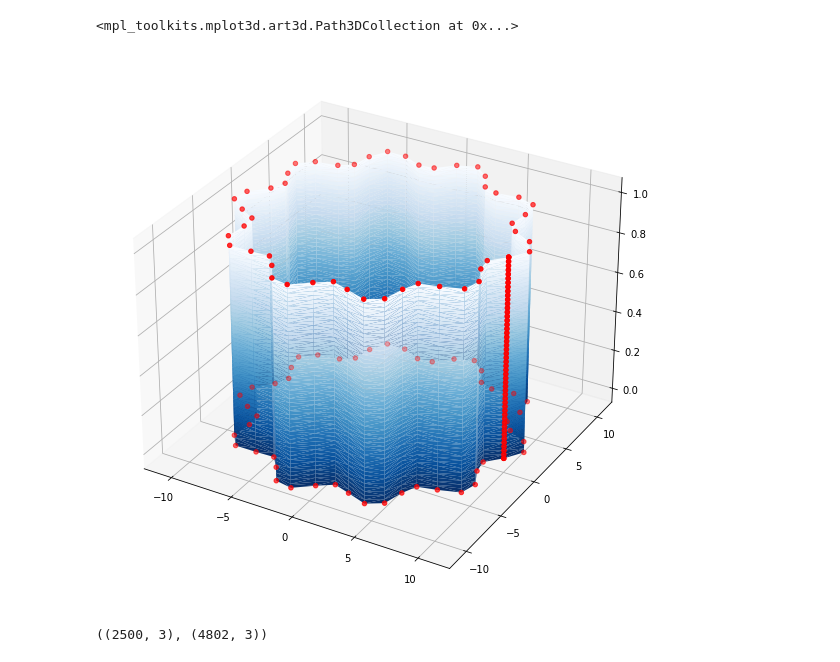
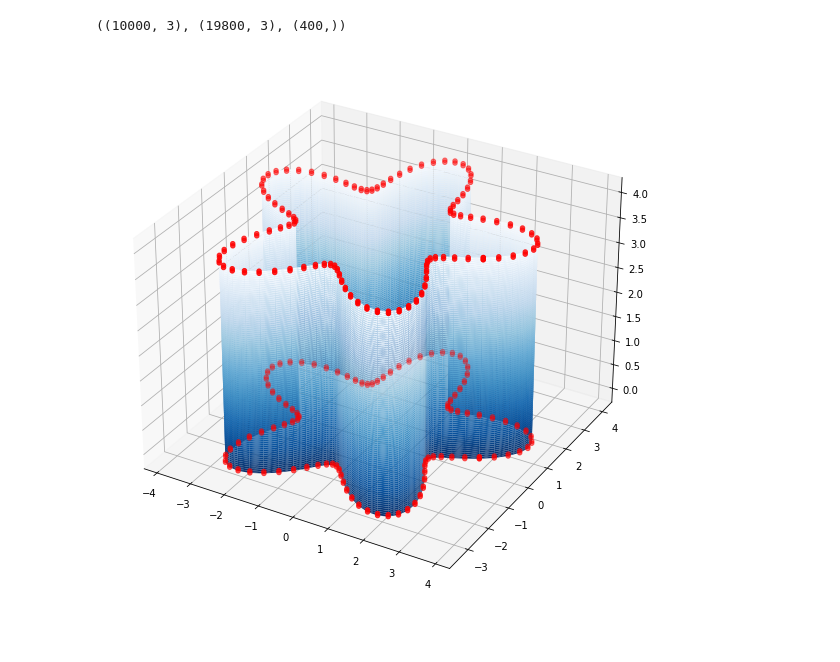
Before and after one commit to niklasschmitz/blog, a Jupyter notebook: min_surfaces/min_surfaces.ipynb, the cells around one changed output. Saved outputs shown, nothing was run; the diff lists cells and outputs as text; code cells hidden in the pictures.

```diff
--- a/min_surfaces/min_surfaces.ipynb
+++ b/min_surfaces/min_surfaces.ipynb
@@ -68,23 +43,35 @@ DeviceArray([   0,   49,   50,   99,  100,  149,  150,  199,  200,  249,
+# %%
+## constrain top and bottom row only
+# c = jnp.where((b == b.min()) | (b == b.max()))[0]
+
+# constrain vertices close to top and bottom
+c = jnp.where((jnp.abs(b - b.min()) < 0.05) | (jnp.abs(b - b.max()) < 0.05))[0]
 # %%
-s = 10 + jnp.sin(10*a)
+## cylinder
+# x = jnp.cos(a)
+# y = jnp.sin(a)
+# z = b
+
+# star
+s = 3 + jnp.sin(5*a)
 x = s * jnp.cos(a)
 y = s * jnp.sin(a)
 z = b
-# x = jnp.cos(a)
-# y = jnp.sin(a)
-# z = b
+
+v = jnp.vstack((x, y, z)).T
+v.shape, faces.shape, c.shape
+# %% [output]
+((10000, 3), (19800, 3), (400,))
 # %%
-fig = plt.figure(figsize=(10,10))
-ax = fig.add_subplot(1, 1, 1, projection='3d')
-ax.plot_trisurf(x, y, z, triangles=tri.triangles, cmap=plt.cm.Blues_r)
-ax.scatter3D(x[c], y[c], z[c], c="red")
+def plot_mesh(v, f, c=None):
+    fig = plt.figure(figsize=(10,10))
+    ax = fig.add_subplot(1, 1, 1, projection='3d')
+    ax.plot_trisurf(v[:,0], v[:,1], v[:,2], triangles=faces, cmap=plt.cm.Blues_r)
+    ax.scatter3D(v[c,0], v[c,1], v[c,2], c="red")
+    plt.close()
+    return fig
+
+plot_mesh(v, f, c)
 # %% [output]
-<mpl_toolkits.mplot3d.art3d.Path3DCollection at 0x...>
-[figure, old version]
+[figure, new version]
-# %%
-v = jnp.vstack((x, y, z)).T
-f = tri.triangles
-v.shape, f.shape
-# %% [output]
-((2500, 3), (4802, 3))
 # %%
```
Also changed, not shown: parts of 15 cells of this notebook.
